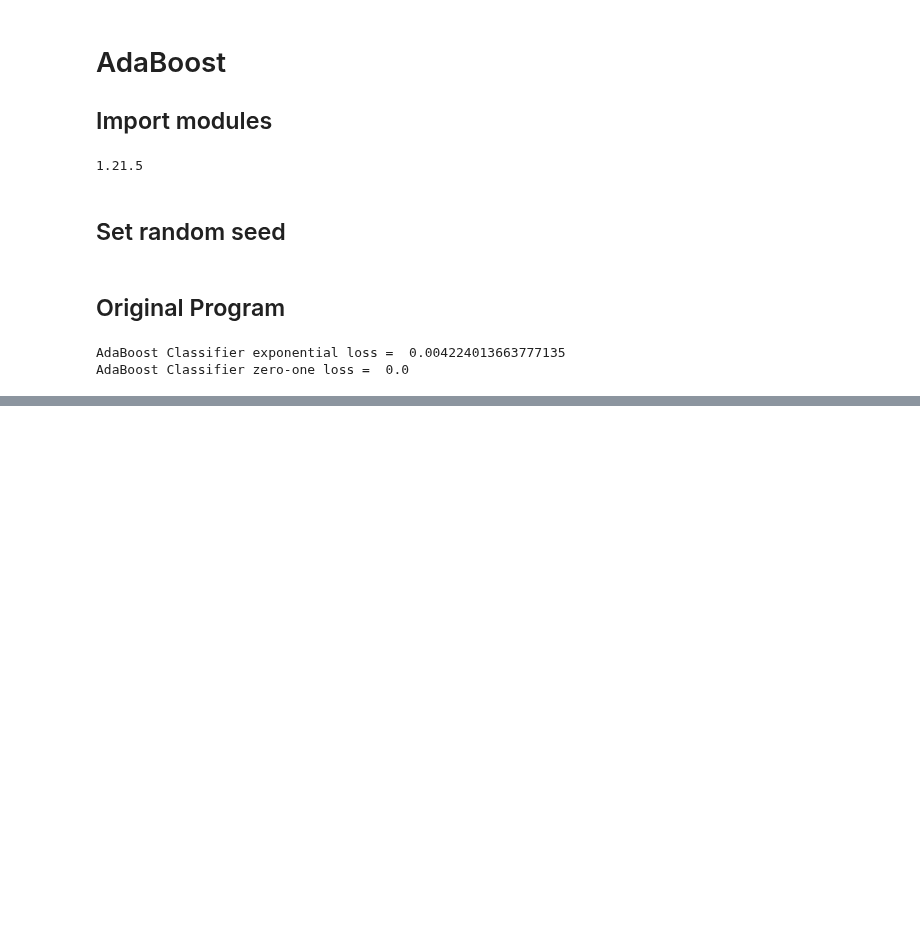
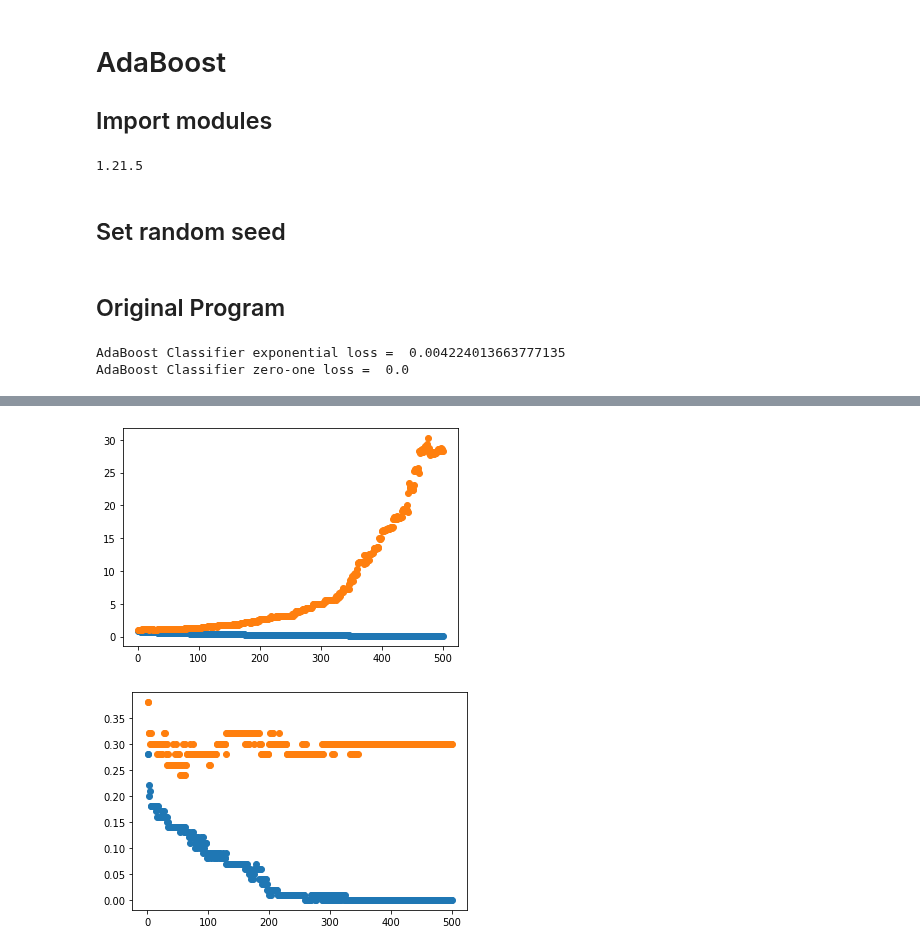
Before and after one commit to gnitnaw/Programs, a Jupyter notebook: Chapter8/AdaBoost.ipynb, the cells around one changed output, grey strips where cells are left out. Drawn from its saved outputs; the diff is of its cells as text; code cells hidden in the pictures; blank space fills up the shorter version.

```diff
--- a/Chapter8/AdaBoost.ipynb
+++ b/Chapter8/AdaBoost.ipynb
@@ -80,0 +85,80 @@ AdaBoost Classifier zero-one loss =  0.0
+# %%
+n_points = 100 # points
+X, Y =  make_blobs(n_samples=n_points+50, n_features=5,  centers=2,
+                      cluster_std=20.0, random_state=100)
+
+#Y[Y==0]=-1
+
+x = np.copy(X[0:n_points])
+y = np.copy(Y[0:n_points])
+y[y==0]=-1
+
+x_test = np.copy(X[n_points:])
+y_test = np.copy(Y[n_points:])
+y_test[y_test==0]=-1
+
+# AdaBoost implementation
+BoostingRounds = 500
+BB = np.arange(BoostingRounds)+1
+n = len(x)
+W = 1/n*np.ones(n)
+
+Learner = []
+alpha_b_arr = []
+
+ypre_exp = np.zeros(BoostingRounds)
+ypre_01 = np.zeros(BoostingRounds)
+ytest_exp = np.zeros(BoostingRounds)
+ytest_01 = np.zeros(BoostingRounds)
+
+
+yhat_boost1 = np.zeros(len(y))
+yhat_boost2 = np.zeros(len(y_test))
+
+
+for i in range(BoostingRounds):
+    clf = DecisionTreeClassifier(max_depth=1)
+    clf.fit(x,y, sample_weight=W)
+
+    Learner.append(clf)
+
+    train_pred = clf.predict(x)
+    err_b = 0
+    for j in range(n):
+        if(train_pred[j]!=y[j]):
+            err_b = err_b+W[j]
+    err_b = err_b/np.sum(W)
+
+    alpha_b = 0.5*np.log((1-err_b)/err_b)
+
+    alpha_b_arr.append(alpha_b)
+
+    for j in range(n):
+        W[j] = W[j]*np.exp(-y[j]*alpha_b*train_pred[j])
+
+    yhat_boost1 = yhat_boost1+alpha_b_arr[i]*Learner[i].predict(x)
+    yhat = np.zeros(n)
+    yhat[yhat_boost1>=0]=1
+    yhat[yhat_boost1<0]=-1
+    ypre_exp[i] = ExponentialLoss(y, yhat_boost1)
+    ypre_01[i] = zero_one_loss(y,yhat)
+
+    yhat_boost2 = yhat_boost2+alpha_b_arr[i]*Learner[i].predict(x_test)
+    yhat = np.zeros(len(y_test))
+    yhat[yhat_boost2>=0]=1
+    yhat[yhat_boost2<0]=-1
+    ytest_exp[i] = ExponentialLoss(y_test, yhat_boost2)
+    ytest_01[i] = zero_one_loss(y_test,yhat)
+
+
+
+
+plt.scatter(BB, ypre_exp)
+plt.scatter(BB, ytest_exp)
+plt.show()
+plt.scatter(BB, ypre_01)
+plt.scatter(BB, ytest_01)
+plt.show()
+# %% [output]
+[figure, added]
+[figure, added]
```
Also changed, not shown: parts of 5 cells of this notebook.
